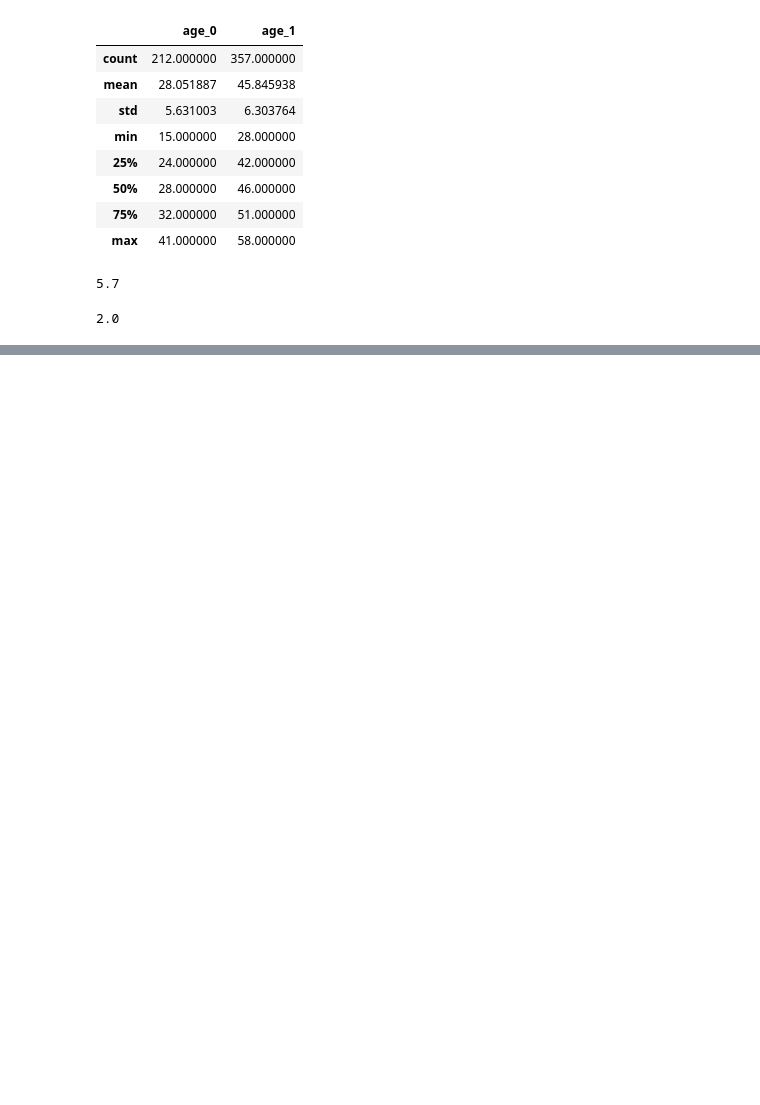
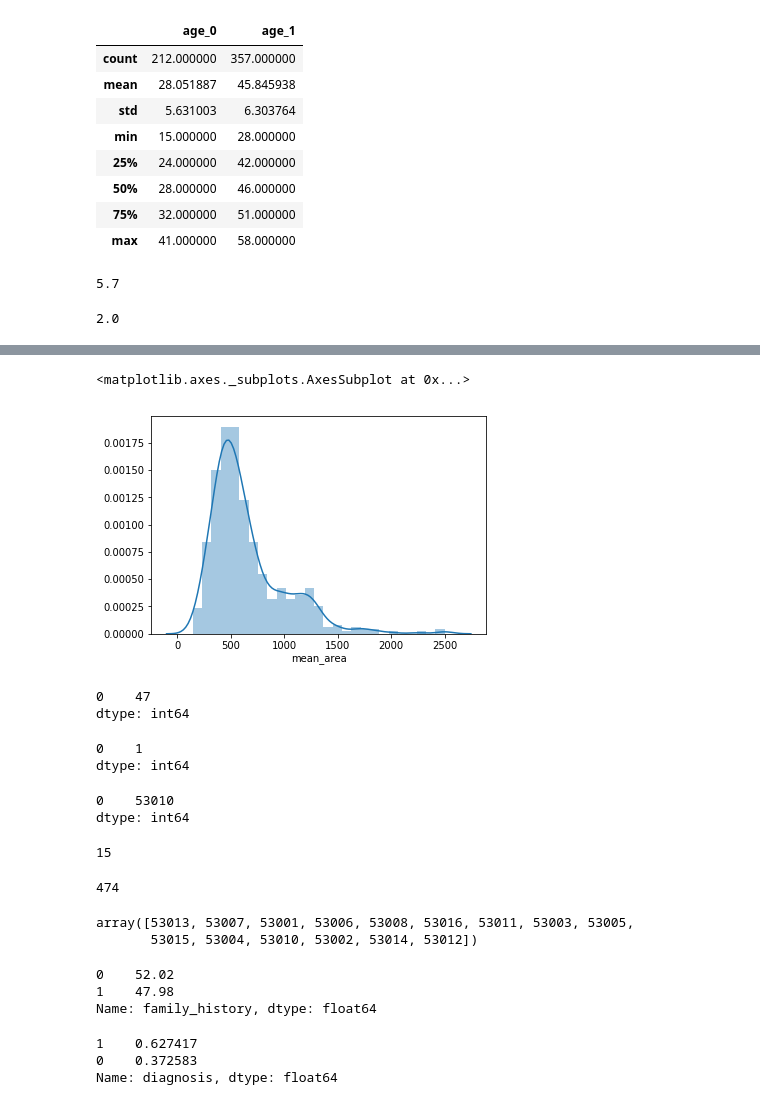
Before and after one commit to raquelcreis/CastoresIndomaveis, a Jupyter notebook: notebooks/aula003_pandas.ipynb, the cells around one changed output, grey strips where cells are left out. Saved outputs shown, nothing was run; the diff lists cells and outputs as text; code cells hidden in the pictures; blank space fills up the shorter version.

```diff
--- a/notebooks/aula003_pandas.ipynb
+++ b/notebooks/aula003_pandas.ipynb
@@ -334,0 +405,22 @@ df_vazio
+# %%
+import seaborn as sns
+
+sns.distplot(df['mean_area'])
+# %% [output]
+<matplotlib.axes._subplots.AxesSubplot at 0x...>
+[figure, added]
+# %%
+df.age.mode()
+# %% [output]
+0    47
+dtype: int64
+# %%
+df.diagnosis.mode()
+# %% [output]
+0    1
+dtype: int64
+# %%
+df.zipcode.mode()
+# %% [output]
+0    53010
+dtype: int64
@@ -334,0 +435,13 @@ df_vazio
+# %%
+len(zip_codes.keys())
+# %% [output]
+15
+# %%
+df.mean_smoothness.nunique()
+# %% [output]
+474
+# %%
+df.zipcode.unique()
+# %% [output]
+array([53013, 53007, 53001, 53006, 53008, 53016, 53011, 53003, 53005,
+       53015, 53004, 53010, 53002, 53014, 53012])
@@ -334,0 +453,14 @@ df_vazio
+# %%
+## contando
+
+round(df.family_history.value_counts(normalize=True) * 100,2)
+# %% [output]
+0    52.02
+1    47.98
+Name: family_history, dtype: float64
+# %%
+df.diagnosis.value_counts(normalize=True)
+# %% [output]
+1    0.627417
+0    0.372583
+Name: diagnosis, dtype: float64
```
Also changed, not shown: parts of 43 cells of this notebook.
